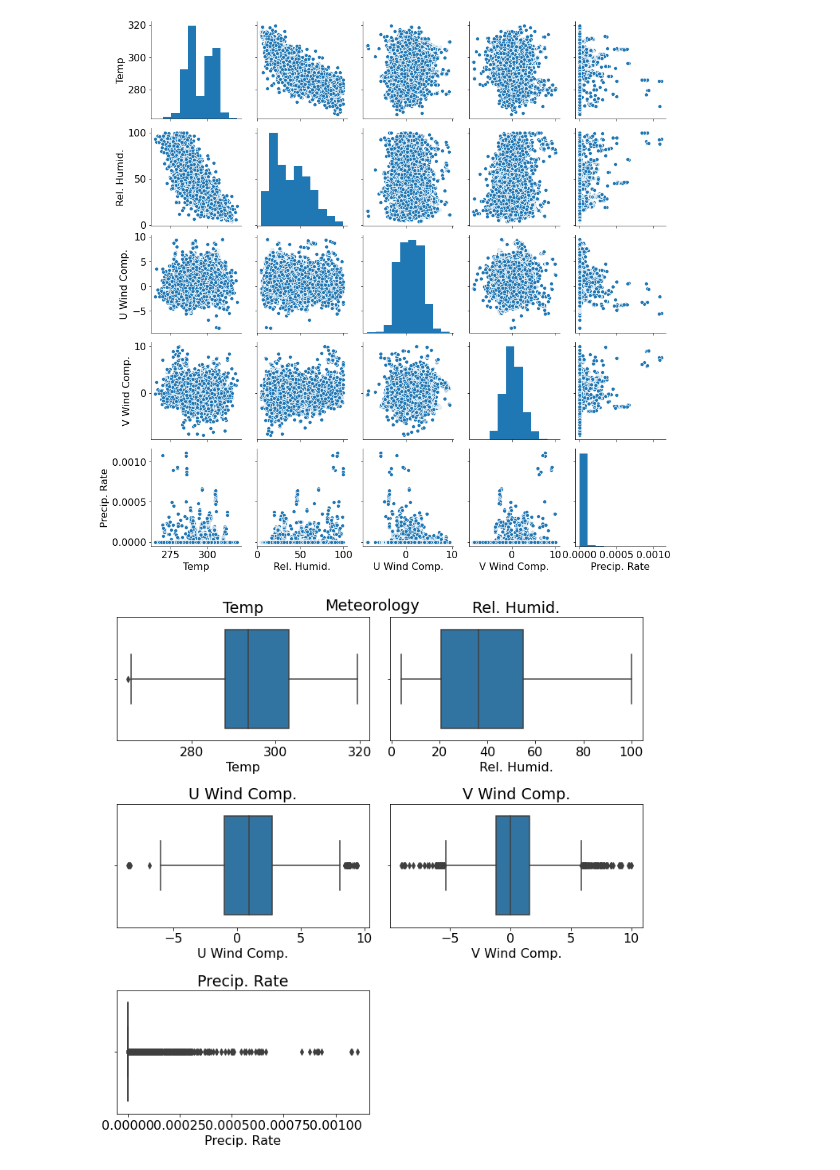
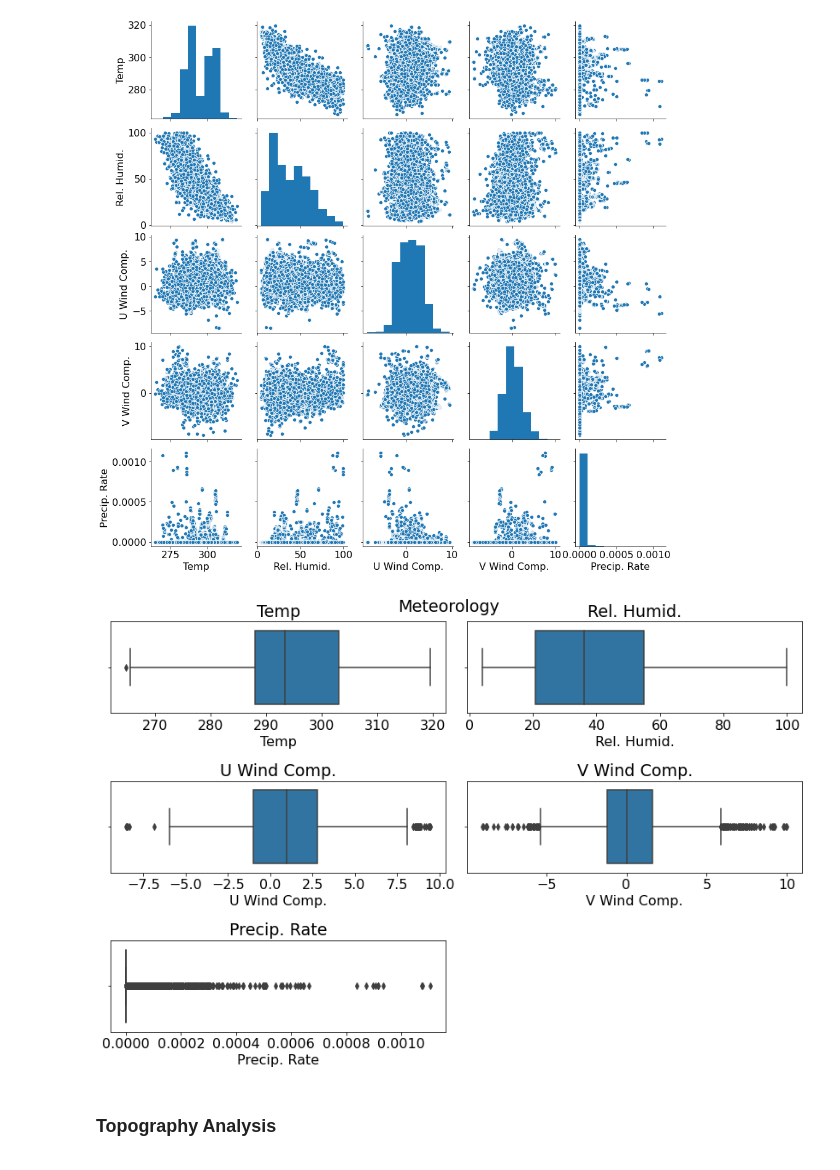
Before and after one commit to anantsimran/california-wildfires, a Jupyter notebook: Data Exploration.ipynb, the cells around one changed output. Drawn from its saved outputs; the diff is of its cells as text; code cells hidden in the pictures.

```diff
--- a/Data Exploration.ipynb
+++ b/Data Exploration.ipynb
@@ -264,18 +268,20 @@ sb.pairplot(metSum)
 <seaborn.axisgrid.PairGrid at 0x...>
 [figure]
 # %%
-set_fig_settings(fig_size=(10,10))
+set_fig_settings(fig_size=(12,8))
 fig = plt.figure()
 
 fig.suptitle('Meteorology\n')
 for i, (name, ind) in enumerate(METEOROLOGY_NAME_TO_IND.items()):
     plt.subplot(len(METEOROLOGY_NAME_TO_IND)//2+1,2,i+1)
 #     plt.imshow(train_data['land_cover'][TRAINING_POINT][LAND_COVER_LAYER_NAME_TO_IND[name]])
     sb.boxplot(metSum[name])
     plt.title(name)
 #     plt.axis('off')
 
 plt.tight_layout()
 plt.show()
 # %% [output]
-[figure, old version]
+[figure, new version]
+# %% [markdown]
+### Topography Analysis
```
Also changed, not shown: parts of 10 cells of this notebook.
